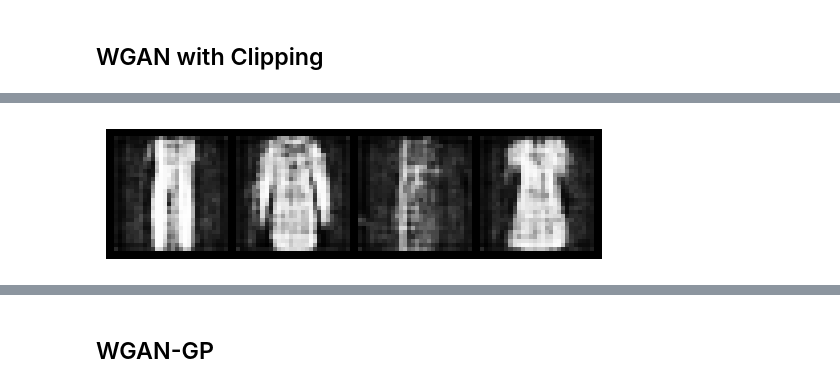
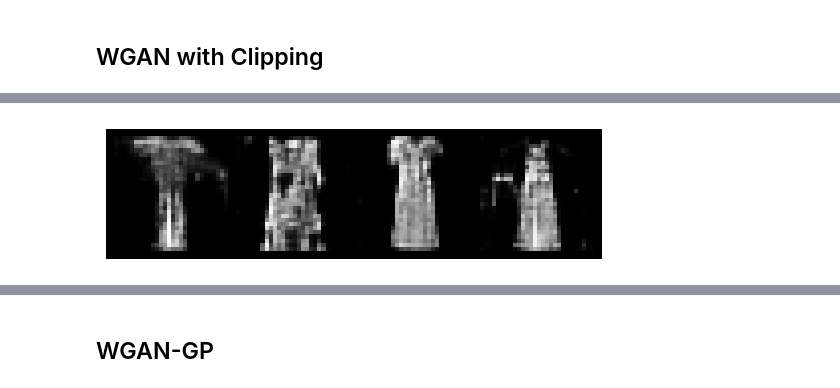
Before and after one commit to mitkrieg/dl-assignment-3, a Jupyter notebook: gan.ipynb, the cells around one changed output, grey strips where cells are left out. Saved outputs shown, nothing was run; the diff lists cells and outputs as text; code cells hidden in the pictures.

```diff
--- a/gan.ipynb
+++ b/gan.ipynb
@@ -594 +621,5 @@ Find logs at: ./wandb/run-20241017_141431-w97y6dne/logs
+# %%
+wgan.generate_images(4, F.one_hot(torch.tensor([3]*4, device=wgan.device), num_classes=10).float())
+# %% [output]
+[figure, added]
 # %%
@@ -597,15 +627,0 @@ torch.save(wgan.critic.cpu().state_dict(), '/content/drive/MyDrive/wgan_discrimi
-# %%
-wgan.generator = wgan.generator.to(device)
-wgan.critic = wgan.critic.to(device)
-lbl = F.one_hot(torch.tensor([3]*4, device=device), num_classes=10).float()
-wgan.generator.eval()
-with torch.no_grad():  # Disable gradient calculation
-    noise = torch.randn(4, 100, 1, 1, device=device)
-    generated_images = wgan.generator(noise, lbl)
-    # generated_images = (generated_images + 1) / 2
-    grid = torchvision.utils.make_grid(generated_images.cpu(), nrow=4, padding=2, normalize=True)
-    np_grid = grid.permute(1, 2, 0).numpy()
-    plt.imshow(np_grid)
-    plt.axis('off')
-# %% [output]
-[figure, removed]
```
Also changed, not shown: parts of 30 cells of this notebook.
